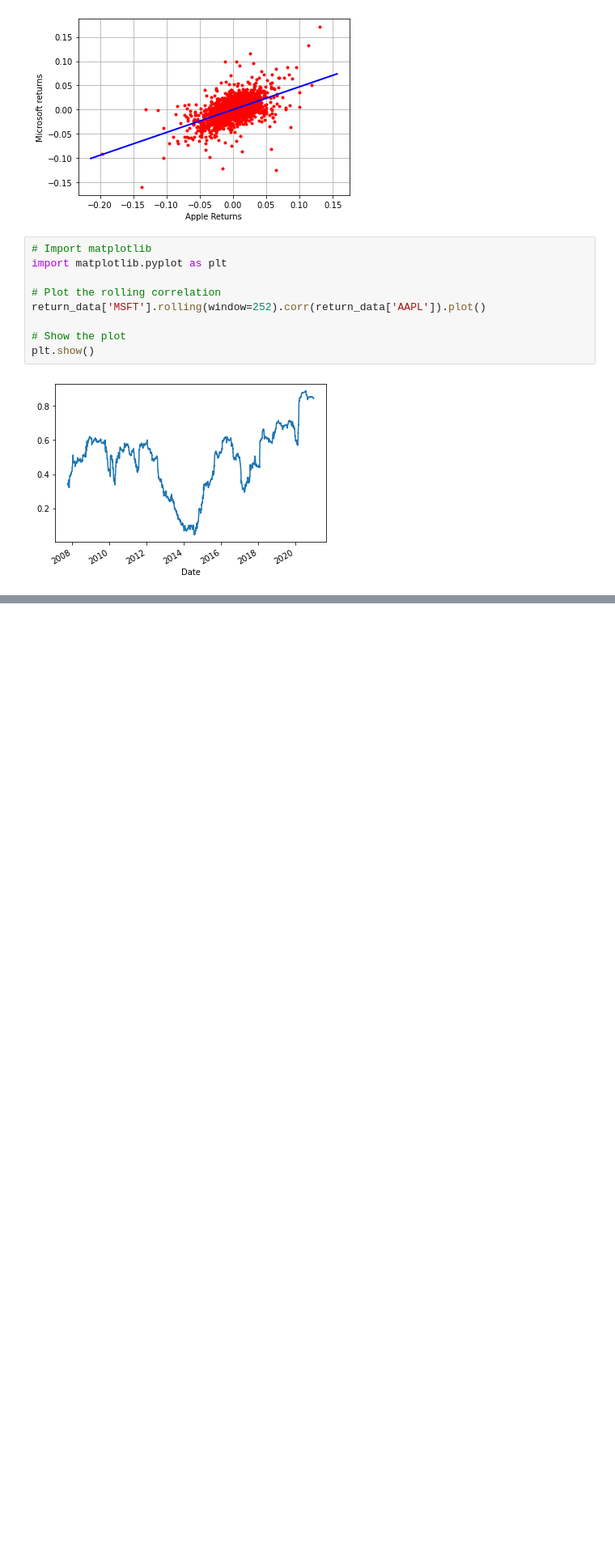
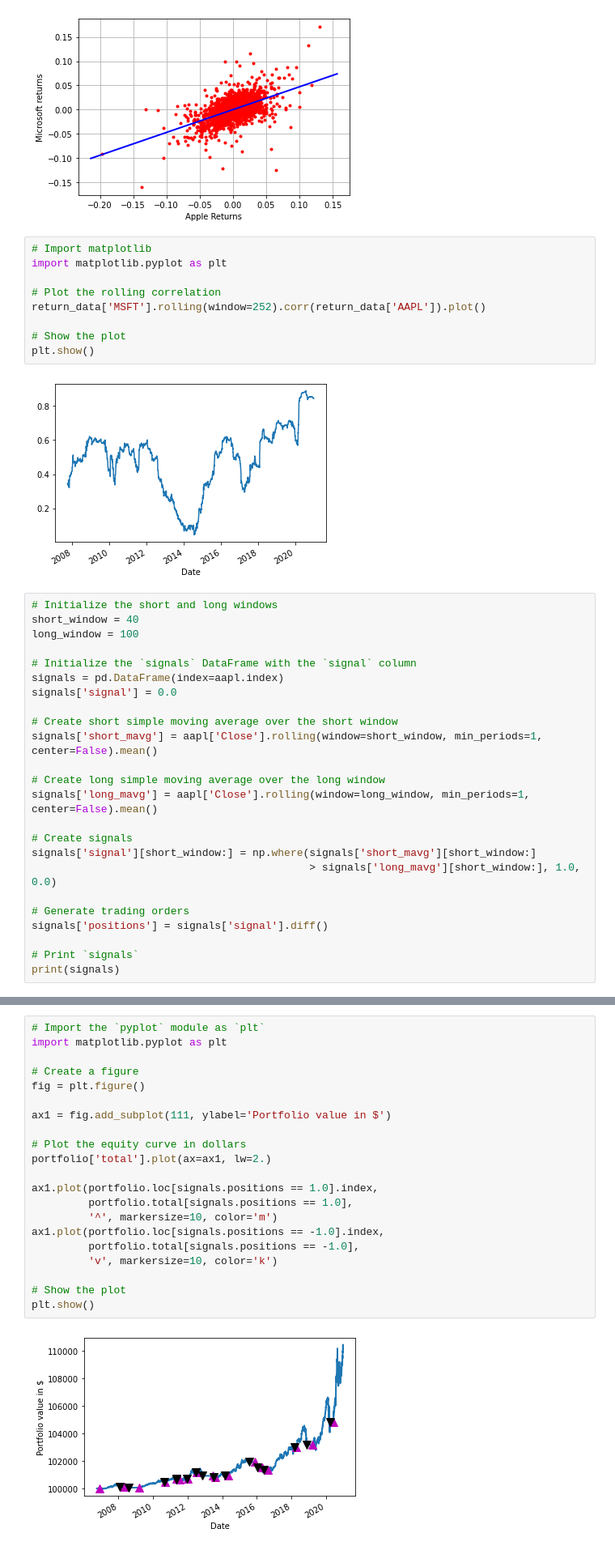
Before and after one commit to lukadlm97/algorithmic-trading-with-python, a Jupyter notebook: Advanced stock calculations.ipynb, the cells around one changed output, grey strips where cells are left out. Shown: that part at 81% size. Cells and saved outputs as stored; diff of their text form; blank space fills up the shorter version.

Commit message:
implementing simple trading strategies and simulate backtesting

```diff
--- a/Advanced stock calculations.ipynb
+++ b/Advanced stock calculations.ipynb
@@ -208,3 +208,27 @@ return_data['MSFT'].rolling(window=252).corr(return_data['AAPL']).plot()
 plt.show()
 # %% [output]
 [figure]
+# %%
+# Initialize the short and long windows
+short_window = 40
+long_window = 100
+
+# Initialize the `signals` DataFrame with the `signal` column
+signals = pd.DataFrame(index=aapl.index)
+signals['signal'] = 0.0
+
+# Create short simple moving average over the short window
+signals['short_mavg'] = aapl['Close'].rolling(window=short_window, min_periods=1, center=False).mean()
+
+# Create long simple moving average over the long window
+signals['long_mavg'] = aapl['Close'].rolling(window=long_window, min_periods=1, center=False).mean()
+
+# Create signals
+signals['signal'][short_window:] = np.where(signals['short_mavg'][short_window:]
+                                            > signals['long_mavg'][short_window:], 1.0, 0.0)
+
+# Generate trading orders
+signals['positions'] = signals['signal'].diff()
+
+# Print `signals`
+print(signals)
@@ -210,0 +319,23 @@ plt.show()
+# %%
+# Import the `pyplot` module as `plt`
+import matplotlib.pyplot as plt
+
+# Create a figure
+fig = plt.figure()
+
+ax1 = fig.add_subplot(111, ylabel='Portfolio value in $')
+
+# Plot the equity curve in dollars
+portfolio['total'].plot(ax=ax1, lw=2.)
+
+ax1.plot(portfolio.loc[signals.positions == 1.0].index,
+         portfolio.total[signals.positions == 1.0],
+         '^', markersize=10, color='m')
+ax1.plot(portfolio.loc[signals.positions == -1.0].index,
+         portfolio.total[signals.positions == -1.0],
+         'v', markersize=10, color='k')
+
+# Show the plot
+plt.show()
+# %% [output]
+[figure, added]
```
Also changed, not shown: parts of 3 cells of this notebook.
